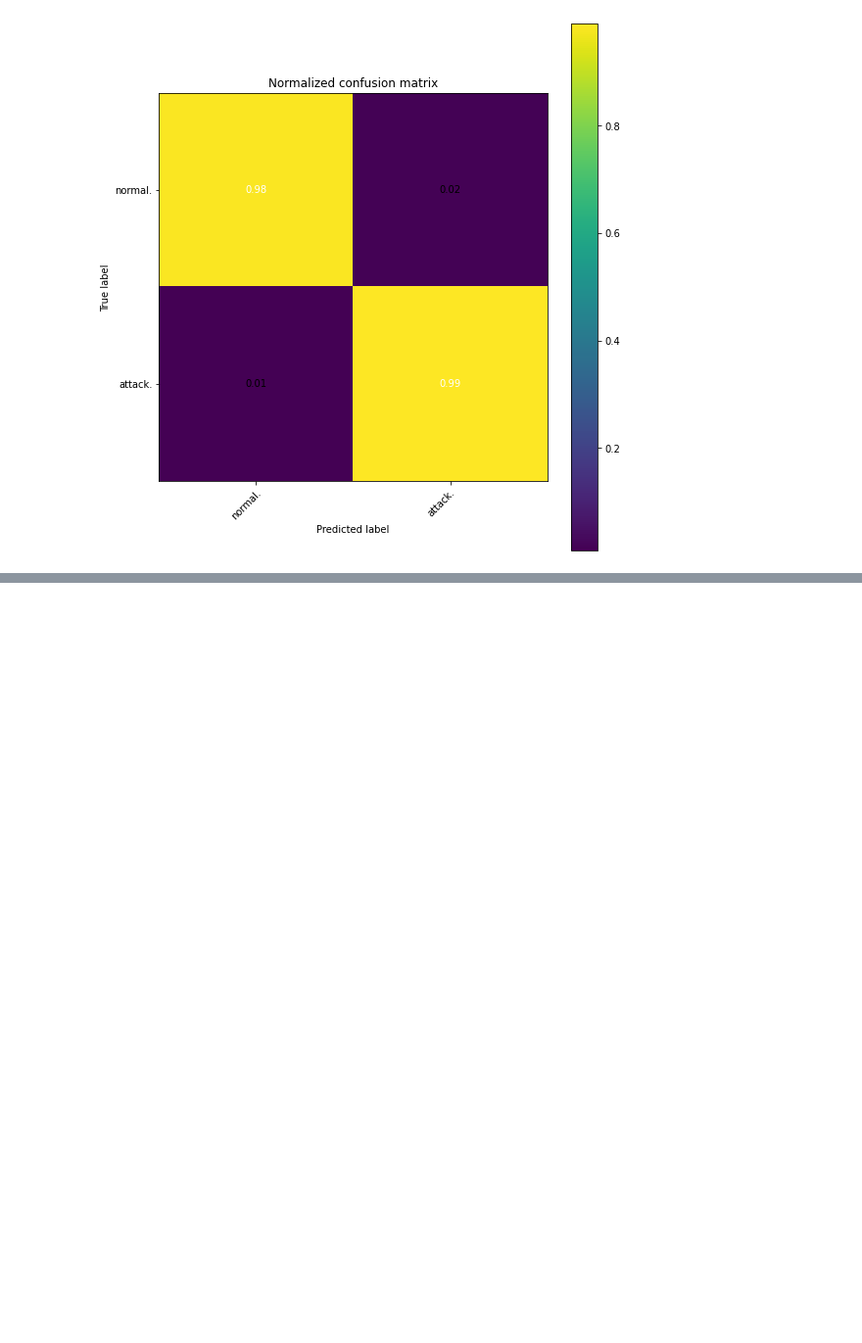
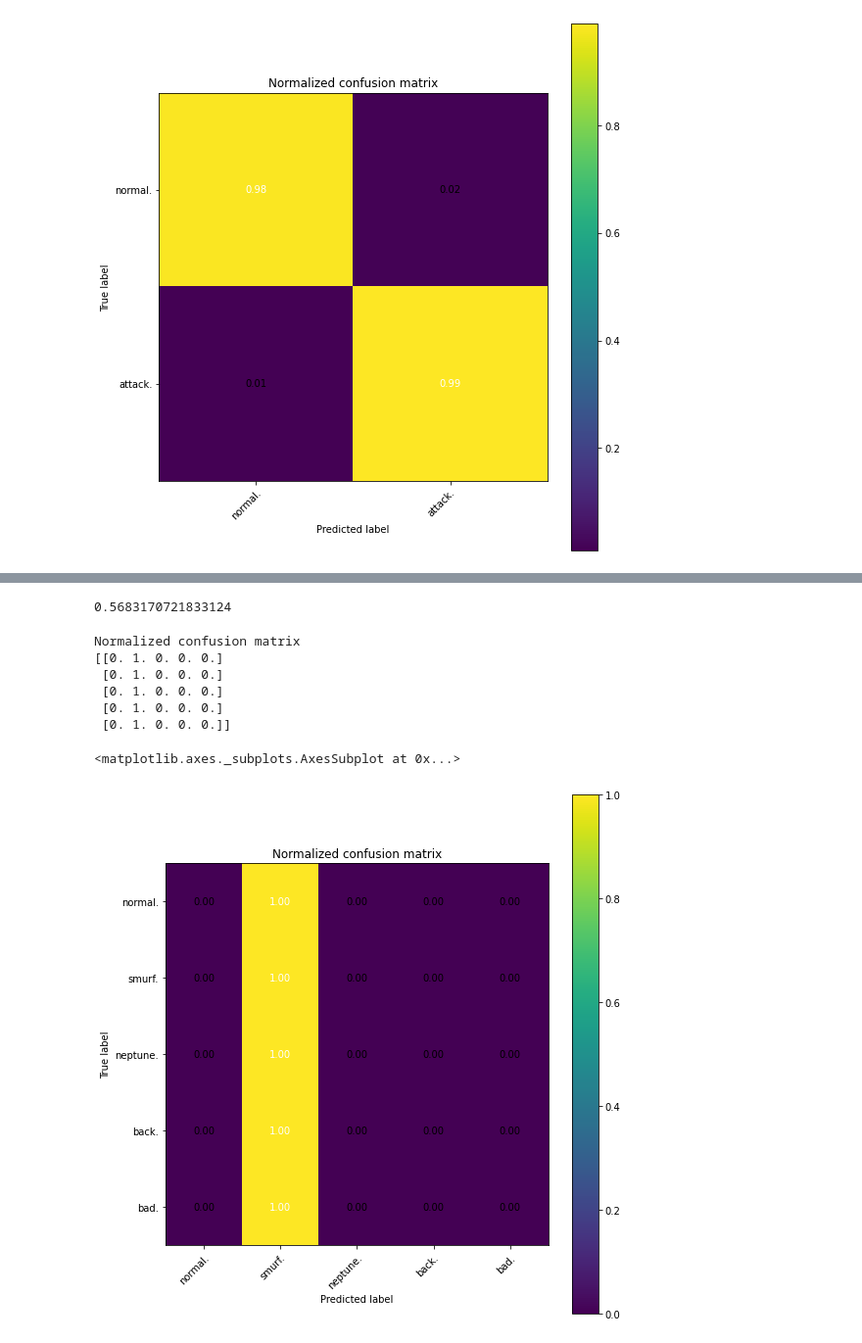
Before and after one commit to mohamed-chamrouk/projet_AIR, a Jupyter notebook: projet_AIR.ipynb, the cells around one changed output, grey strips where cells are left out. Shown: that part at 98% size. Drawn from its saved outputs; the diff is of its cells as text; code cells hidden in the pictures; blank space fills up the shorter version.

```diff
--- a/projet_AIR.ipynb
+++ b/projet_AIR.ipynb
@@ -551,0 +556,12 @@ Normalized confusion matrix
+# %%
+connection_classes = [0 if d == "normal."
+       else 1 if d == "smurf."
+       else 2 if d == "neptune."
+       else 3 if d == "back."
+       else 4
+      for d in df['label']
+      ]
+
+df['connection_classes'] = connection_classes
+
+df.head(n=50000)
@@ -551,0 +582,14 @@ Normalized confusion matrix
+# %%
+def MyMultinomialRegression(C=1e-3):
+    return make_pipeline(
+        StandardScaler(),
+        LogisticRegression(multi_class="multinomial", solver="lbfgs", C=C)
+    )
+# %%
+df_train, df_test = train_test_split(df,test_size=0.2, random_state=1)
+
+y_train = df_train['connection_classes']
+y_test = df_test['connection_classes']
+
+model = MyMultinomialRegression(C=1)
+model.fit(X_train, y_train)
@@ -551,0 +609,20 @@ Normalized confusion matrix
+# %%
+accuracy_score(y_pred, y_test)
+
+y_pred = model.predict(X_test)
+accuracy_score(y_pred, y_test)
+# %% [output]
+0.5683170721833124
+# %%
+class_names=np.array(["normal.", "smurf.", "neptune.", "back.", "bad."] )
+
+plot_conf_mat(y_test, y_pred, class_names)
+# %% [output]
+Normalized confusion matrix
+[[0. 1. 0. 0. 0.]
+ [0. 1. 0. 0. 0.]
+ [0. 1. 0. 0. 0.]
+ [0. 1. 0. 0. 0.]
+ [0. 1. 0. 0. 0.]]
+<matplotlib.axes._subplots.AxesSubplot at 0x...>
+[figure, added]
```
Also changed, not shown: parts of 15 cells of this notebook.
